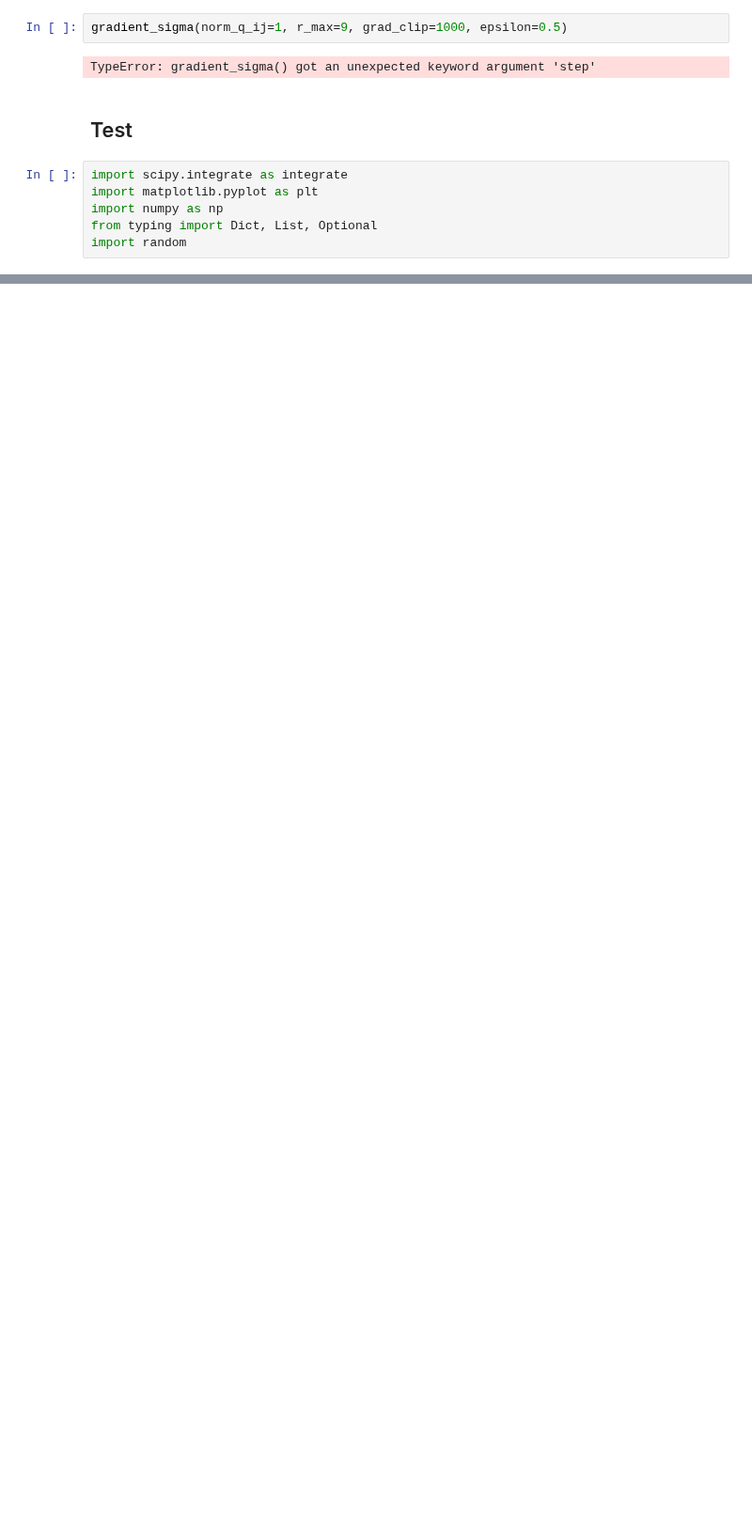
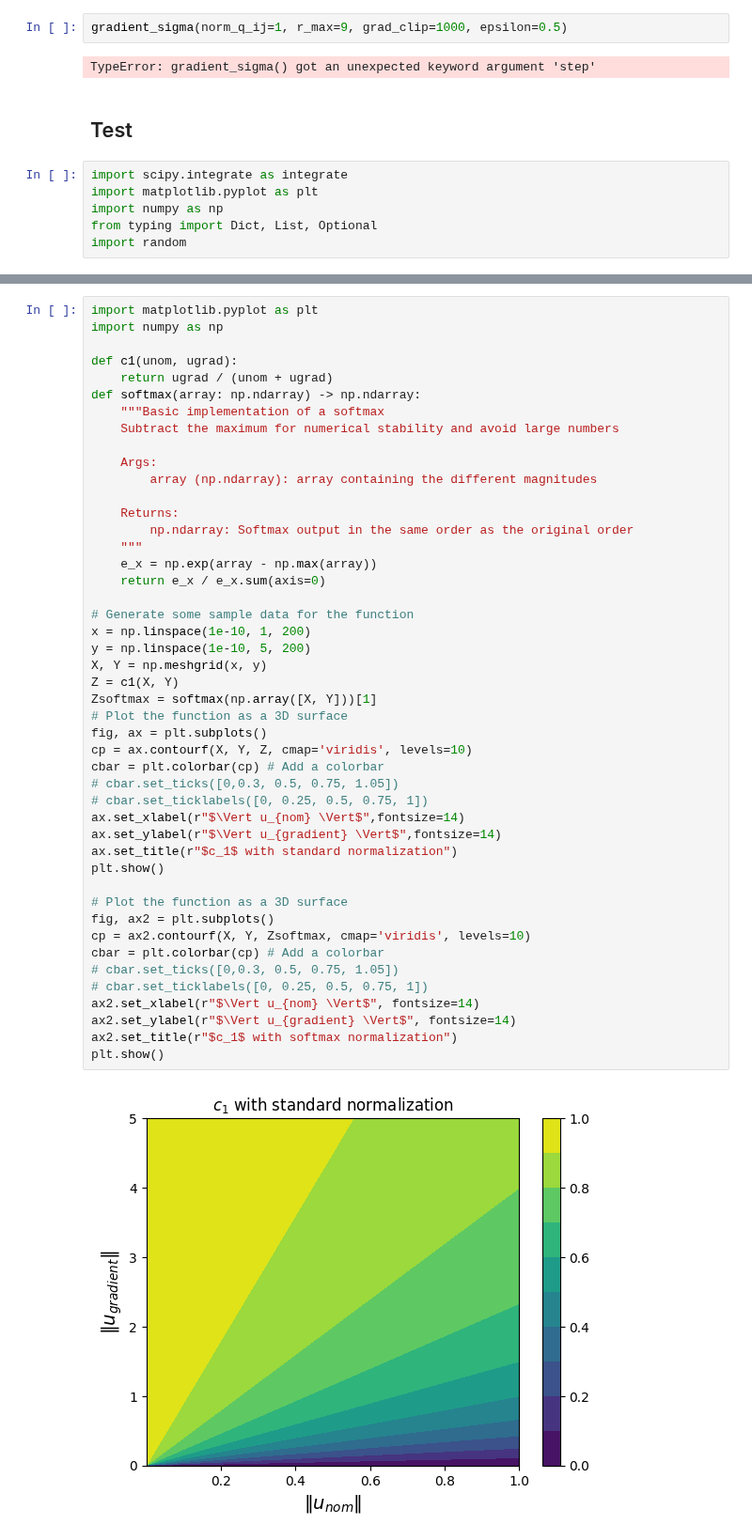
Before and after one commit to MariusWiggert/OceanPlatformControl, a Jupyter notebook: scripts/nicolas/misc/pot_func_design.ipynb, the cells around one changed output, grey strips where cells are left out. Shown at 94% size. Cells and saved outputs as stored; diff of their text form; blank space fills up the shorter version.

```diff
--- a/scripts/nicolas/misc/pot_func_design.ipynb
+++ b/scripts/nicolas/misc/pot_func_design.ipynb
@@ -474,0 +504,48 @@ potential_func(norm_qij=8.999, inside_range=True, r_min=0.2, r_max=9)
+# %%
+import matplotlib.pyplot as plt
+import numpy as np
+
+def c1(unom, ugrad):
+    return ugrad / (unom + ugrad)
+def softmax(array: np.ndarray) -> np.ndarray:
+    """Basic implementation of a softmax
+    Subtract the maximum for numerical stability and avoid large numbers
+
+    Args:
+        array (np.ndarray): array containing the different magnitudes
+
+    Returns:
+        np.ndarray: Softmax output in the same order as the original order
+    """
+    e_x = np.exp(array - np.max(array))
+    return e_x / e_x.sum(axis=0)
+
+# Generate some sample data for the function
+x = np.linspace(1e-10, 1, 200)
+y = np.linspace(1e-10, 5, 200)
+X, Y = np.meshgrid(x, y)
+Z = c1(X, Y)
+Zsoftmax = softmax(np.array([X, Y]))[1]
+# Plot the function as a 3D surface
+fig, ax = plt.subplots()
+cp = ax.contourf(X, Y, Z, cmap='viridis', levels=10)
+cbar = plt.colorbar(cp) # Add a colorbar
+# cbar.set_ticks([0,0.3, 0.5, 0.75, 1.05])
+# cbar.set_ticklabels([0, 0.25, 0.5, 0.75, 1])
+ax.set_xlabel(r"$\Vert u_{nom} \Vert$",fontsize=14)
+ax.set_ylabel(r"$\Vert u_{gradient} \Vert$",fontsize=14)
+ax.set_title(r"$c_1$ with standard normalization")
+plt.show()
+
+# Plot the function as a 3D surface
+fig, ax2 = plt.subplots()
+cp = ax2.contourf(X, Y, Zsoftmax, cmap='viridis', levels=10)
+cbar = plt.colorbar(cp) # Add a colorbar
+# cbar.set_ticks([0,0.3, 0.5, 0.75, 1.05])
+# cbar.set_ticklabels([0, 0.25, 0.5, 0.75, 1])
+ax2.set_xlabel(r"$\Vert u_{nom} \Vert$", fontsize=14)
+ax2.set_ylabel(r"$\Vert u_{gradient} \Vert$", fontsize=14)
+ax2.set_title(r"$c_1$ with softmax normalization")
+plt.show()
+# %% [output]
+[figure, added]
```
Also changed, not shown: parts of 9 cells of this notebook, 4 other files.
